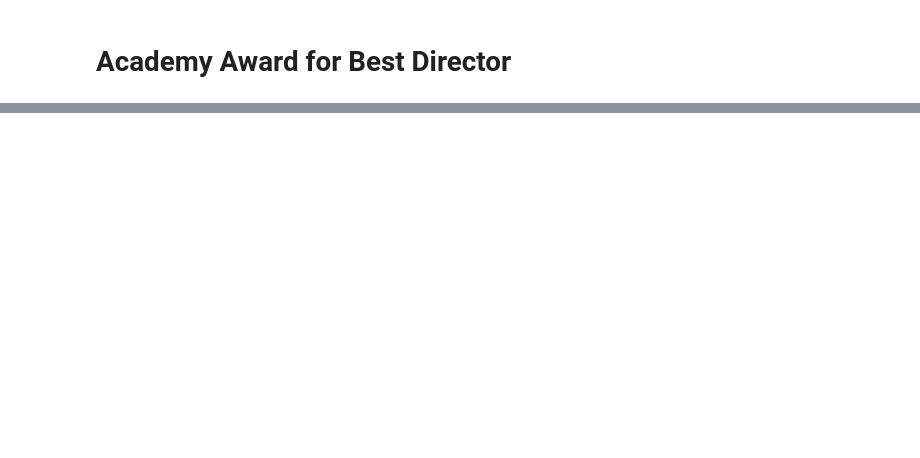
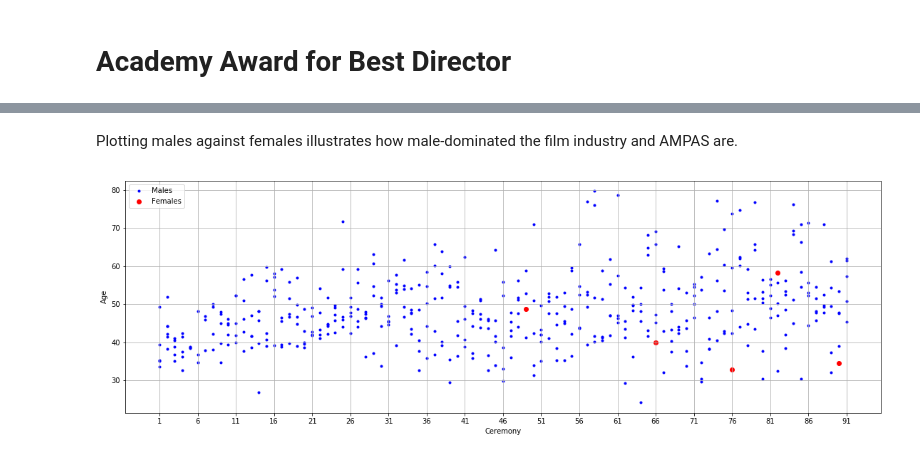
Before and after one commit to dcetin/academy-awards, a Jupyter notebook: academy-awards.ipynb, the cells around one changed output, grey strips where cells are left out. Drawn from its saved outputs; the diff is of its cells as text; code cells hidden in the pictures; blank space fills up the shorter version.

```diff
--- a/academy-awards.ipynb
+++ b/academy-awards.ipynb
@@ -52,6 +53,7 @@ bestdir_df.tail()
 # %%
 nominees = bestdir_df['Won'] == False
 winners = bestdir_df['Won'] == True
+females = bestdir_df['Director'].isin(['Lina Wertmuller', 'Jane Campion', 'Sofia Coppola', 'Kathryn Bigelow', 'Greta Gerwig'])
 ages_per_ceremony = [bestdir_df['age_float'][bestdir_df['Ceremony']==i].values for i in range(1, len(ceremonies_df)+1)]
 means = np.asarray([np.mean(x) for x in ages_per_ceremony])
 stds = np.asarray([np.std(x) for x in ages_per_ceremony])
@@ -71,0 +111,14 @@ plt.show()
+# %% [markdown]
+Plotting males against females illustrates how male-dominated the film industry and AMPAS are.
+# %%
+plt.figure(figsize=(19,6))
+plt.scatter(bestdir_df['Ceremony'], bestdir_df['age_float'], marker='.', c='b', label='Males')
+plt.scatter(bestdir_df['Ceremony'][females], bestdir_df['age_float'][females], c='r', label='Females')
+plt.xticks(range(1, len(ceremonies_df)+1, 5))
+plt.grid(True)
+plt.ylabel('Age')
+plt.xlabel('Ceremony')
+plt.legend(loc='upper left')
+plt.show()
+# %% [output]
+[figure, added]
```
Also changed, not shown: parts of 12 cells of this notebook.
